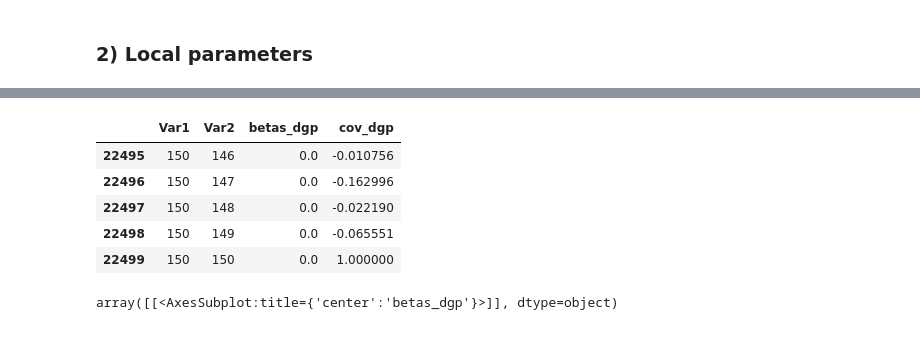
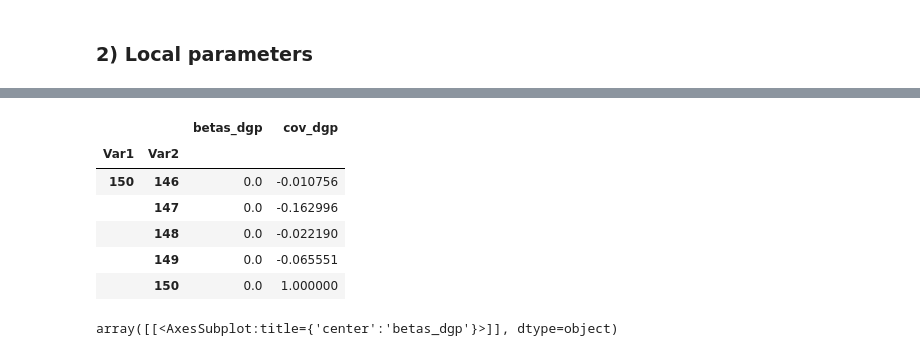
Before and after one commit to dcuoliveira/NN-VAR-Cov-Pred, a Jupyter notebook: src/debugs/debug_ffnn.ipynb, the cells around one changed output, grey strips where cells are left out. Cells and saved outputs as stored; diff of their text form; code cells hidden in the pictures.

```diff
--- a/src/debugs/debug_ffnn.ipynb
+++ b/src/debugs/debug_ffnn.ipynb
@@ -35,5 +36,10 @@ STANDARDIZE = True
 # %%
 DIR_NAMES = os.listdir(os.path.join(INPUTS_PATH))
 
-dgp_name = DIR_NAMES[0]
-ds = DATASET_NAMES[0]
+inputs_path = INPUTS_PATH
+target_name = TARGET_NAME
+standardize = STANDARDIZE
+train_size = TRAIN_SIZE
+
+dir_name = DIR_NAMES[0]
+d_name = DATASET_NAMES[0]
@@ -53,3 +46,21 @@ if STANDARDIZE:
+# %%
+train_data = pd.read_csv(os.path.join(inputs_path, dir_name, d_name + ".csv"))
+train_data.set_index(["Var1", "Var2"], inplace=True)
+y_train = train_data[[target_name]].to_numpy()
+X_train = train_data.drop([target_name], axis=1).to_numpy()
+
+test_data = pd.read_csv(os.path.join(inputs_path, dir_name, d_name + "_test.csv"))
+test_data.set_index(["Var1", "Var2"], inplace=True)
+y_test = test_data[[target_name]].to_numpy()
+X_test = test_data.drop([target_name], axis=1).to_numpy()
+
+if standardize:
+    X_train, X_validation, y_train, y_validation = train_test_split(X_train, y_train, train_size=train_size)
+
+    scaler = StandardScaler()
+    X_train_zscore = scaler.fit_transform(X_train)
+    X_validation_zscore = scaler.transform(X_validation)
+    X_test_zscore = scaler.transform(X_test)
 # %%
 X_train.shape
 # %% [output]
@@ -61,10 +72,11 @@ X_validation.shape
 # %%
-data.tail()
+train_data.tail()
 # %% [output]
-|  | Var1 | Var2 | betas_dgp | cov_dgp |
-| 22495 | 150 | 146 | 0.0 | -0.010756 |
-| 22496 | 150 | 147 | 0.0 | -0.162996 |
-| 22497 | 150 | 148 | 0.0 | -0.022190 |
-| 22498 | 150 | 149 | 0.0 | -0.065551 |
-| 22499 | 150 | 150 | 0.0 | 1.000000 |
+|  |  | betas_dgp | cov_dgp |
+| Var1 | Var2 |  |  |
+| 150 | 146 | 0.0 | -0.010756 |
+|  | 147 | 0.0 | -0.162996 |
+|  | 148 | 0.0 | -0.022190 |
+|  | 149 | 0.0 | -0.065551 |
+|  | 150 | 0.0 | 1.000000 |
 # %%
```
Also changed, not shown: parts of 28 cells of this notebook, 1 other file.
